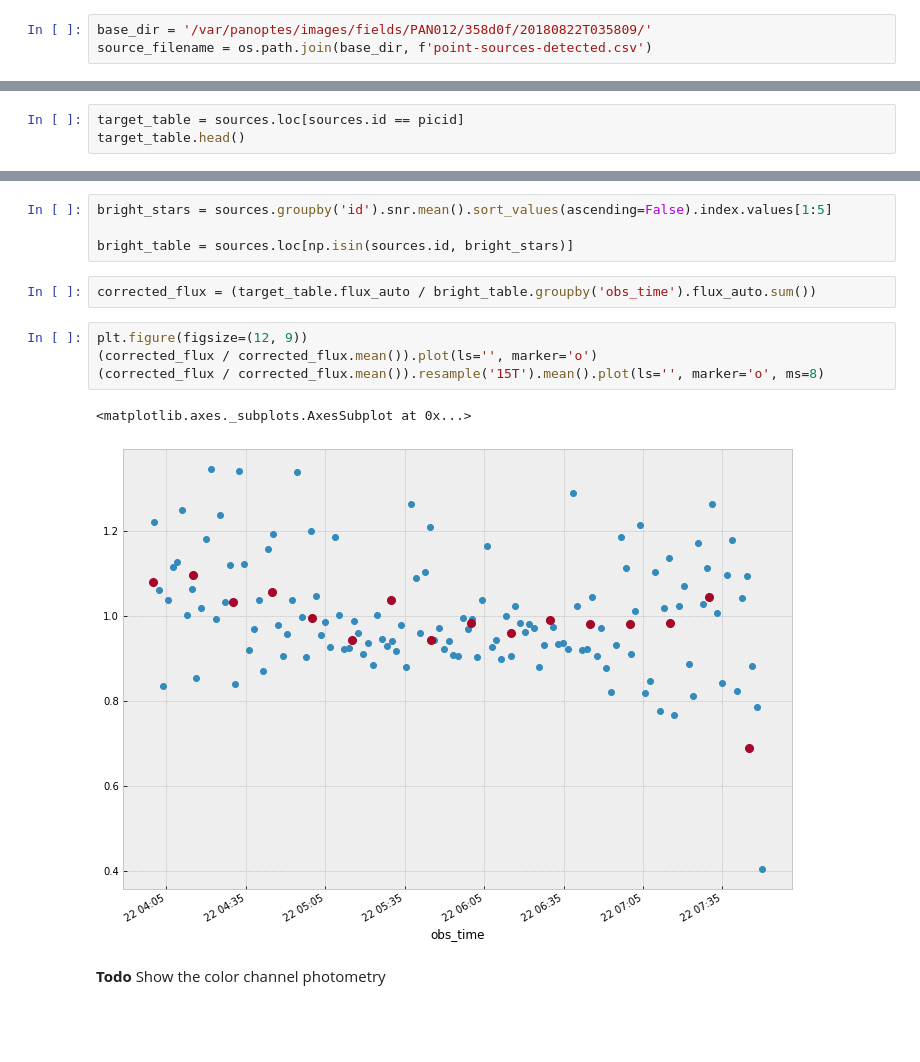
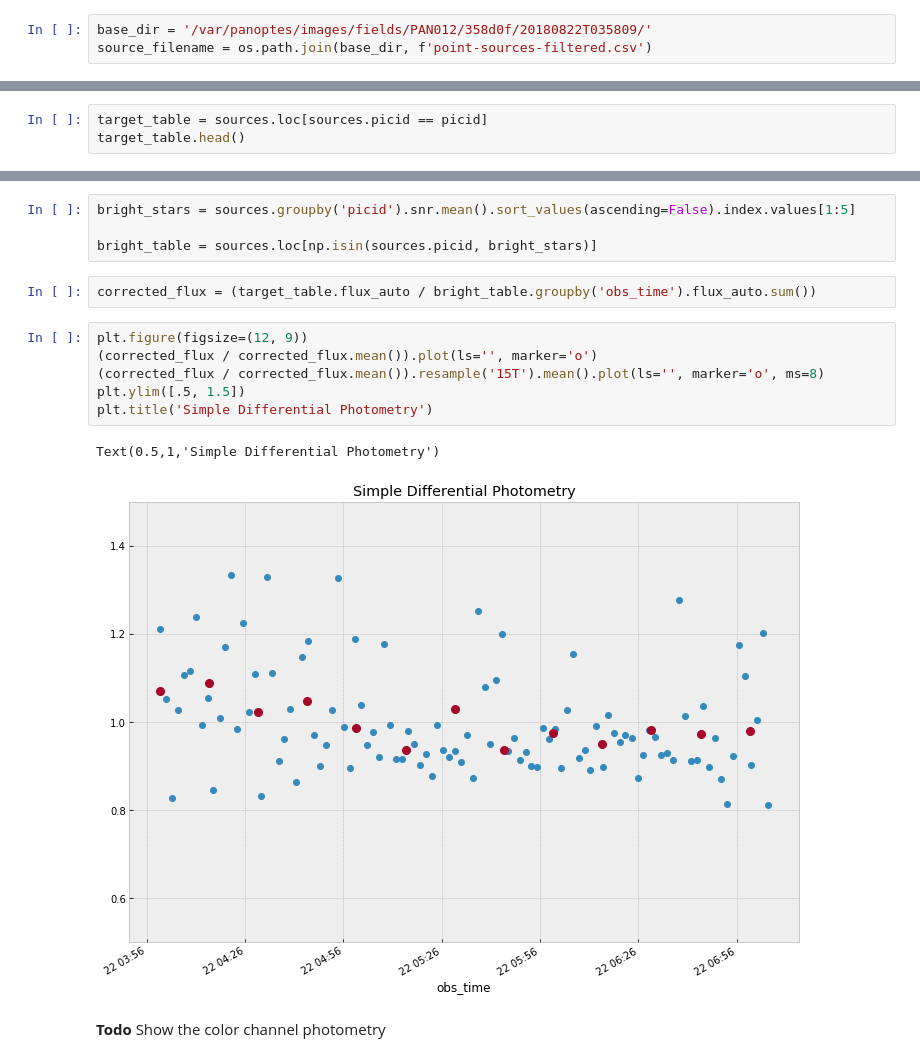
Before and after one commit to panoptes/panoptes-pipeline, a Jupyter notebook: notebooks/processing/Examine-Target.ipynb, the cells around one changed output, grey strips where cells are left out. Saved outputs shown, nothing was run; the diff lists cells and outputs as text; blank space fills up the shorter version.

```diff
--- a/notebooks/processing/Examine-Target.ipynb
+++ b/notebooks/processing/Examine-Target.ipynb
@@ -29,10 +29,10 @@ TICID: 256364928
 We use the previously detected and filtered sources to examine our target. See the [Source-Detection](Source-Detection-And-Filtering.ipynb) for details.
 # %%
 base_dir = '/var/panoptes/images/fields/PAN012/358d0f/20180822T035809/'
-source_filename = os.path.join(base_dir, f'point-sources-detected.csv')
+source_filename = os.path.join(base_dir, f'point-sources-filtered.csv')
 # %%
 sources = pipeline.lookup_sources_for_observation(filename=source_filename)
 # %%
-target_table = sources.loc[sources.id == picid]
+target_table = sources.loc[sources.picid == picid]
 target_table.head()
 # %% [output]
@@ -65,18 +65,20 @@ plt.show()
 
 Get some of the bright stars in the sequence and use them to normalize the target.
 # %%
-bright_stars = sources.groupby('id').snr.mean().sort_values(ascending=False).index.values[1:5]
+bright_stars = sources.groupby('picid').snr.mean().sort_values(ascending=False).index.values[1:5]
 
-bright_table = sources.loc[np.isin(sources.id, bright_stars)]
+bright_table = sources.loc[np.isin(sources.picid, bright_stars)]
 # %%
 corrected_flux = (target_table.flux_auto / bright_table.groupby('obs_time').flux_auto.sum())
 # %%
 plt.figure(figsize=(12, 9))
 (corrected_flux / corrected_flux.mean()).plot(ls='', marker='o')
 (corrected_flux / corrected_flux.mean()).resample('15T').mean().plot(ls='', marker='o', ms=8)
+plt.ylim([.5, 1.5])
+plt.title('Simple Differential Photometry')
 # %% [output]
-<matplotlib.axes._subplots.AxesSubplot at 0x...>
+Text(0.5,1,'Simple Differential Photometry')
-[figure, old version]
+[figure, new version]
 # %% [markdown]
 **Todo** Show the color channel photometry
 # %% [markdown]
```
Also changed, not shown: parts of 6 cells of this notebook, 1 other file.
